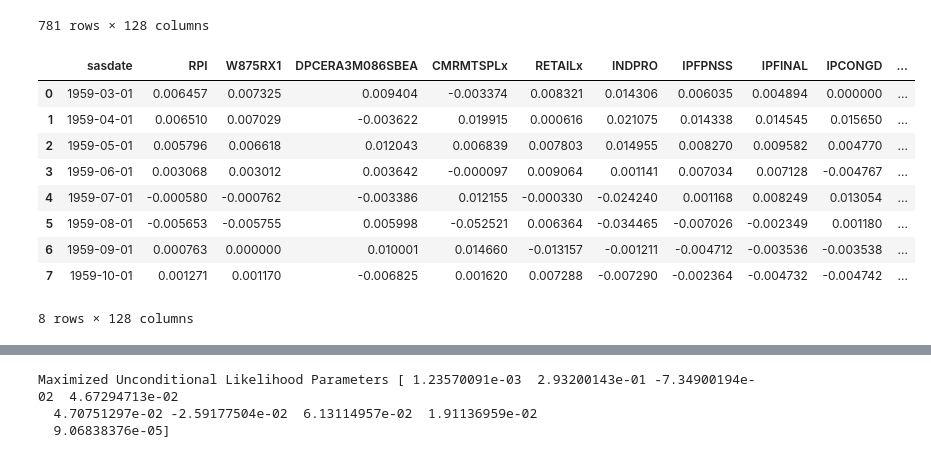
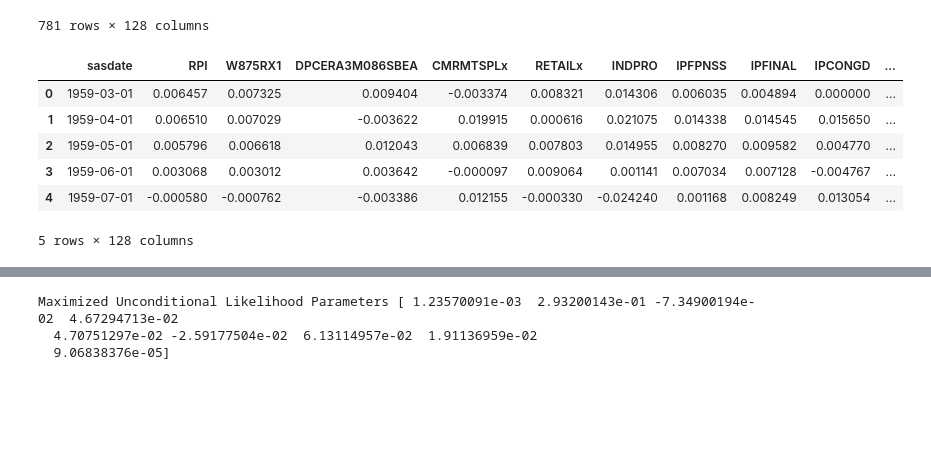
Before and after one commit to uniroma/ar-7-patagonia, a Jupyter notebook: assignment2.ipynb, the cells around one changed output, grey strips where cells are left out. Cells and saved outputs as stored; diff of their text form; code cells hidden in the pictures; blank space fills up the shorter version.

```diff
--- a/assignment2.ipynb
+++ b/assignment2.ipynb
@@ -30,5 +30,7 @@ transformation_codes.columns = ['Series', 'Transformation_Code']
 # %%
-import numpy as np
+# Extract transformation codes
+transformation_codes = df.iloc[0, 1:].to_frame().reset_index()
+transformation_codes.columns = ['Series', 'Transformation_Code']
 
 # Function to apply transformations based on the transformation code
 def apply_transformation(series, code):
@@ -43,35 +45,32 @@ def apply_transformation(series, code):
         return series.diff().diff()
     elif code == 4:
         # Log
         return np.log(series)
     elif code == 5:
         # First difference of log
         return np.log(series).diff()
     elif code == 6:
         # Second difference of log
         return np.log(series).diff().diff()
     elif code == 7:
         # Delta (x_t/x_{t-1} - 1)
         return series.pct_change()
     else:
         raise ValueError("Invalid transformation code")
 
 # Applying the transformations to each column in df_cleaned based on transformation_codes
 for series_name, code in transformation_codes.values:
     df_cleaned[series_name] = apply_transformation(df_cleaned[series_name].astype(float), float(code))
 
 
 df_cleaned = df_cleaned[2:]
 df_cleaned.reset_index(drop=True, inplace=True)
-df_cleaned.head(8)
+df_cleaned.head()
 # %% [output]
 |  | sasdate | RPI | W875RX1 | DPCERA3M086SBEA | CMRMTSPLx | RETAILx | INDPRO | IPFPNSS | IPFINAL | IPCONGD | ... |
 | 0 | 1959-03-01 | 0.006457 | 0.007325 | 0.009404 | -0.003374 | 0.008321 | 0.014306 | 0.006035 | 0.004894 | 0.000000 | ... |
 | 1 | 1959-04-01 | 0.006510 | 0.007029 | -0.003622 | 0.019915 | 0.000616 | 0.021075 | 0.014338 | 0.014545 | 0.015650 | ... |
 | 2 | 1959-05-01 | 0.005796 | 0.006618 | 0.012043 | 0.006839 | 0.007803 | 0.014955 | 0.008270 | 0.009582 | 0.004770 | ... |
 | 3 | 1959-06-01 | 0.003068 | 0.003012 | 0.003642 | -0.000097 | 0.009064 | 0.001141 | 0.007034 | 0.007128 | -0.004767 | ... |
 | 4 | 1959-07-01 | -0.000580 | -0.000762 | -0.003386 | 0.012155 | -0.000330 | -0.024240 | 0.001168 | 0.008249 | 0.013054 | ... |
-| 5 | 1959-08-01 | -0.005653 | -0.005755 | 0.005998 | -0.052521 | 0.006364 | -0.034465 | -0.007026 | -0.002349 | 0.001180 | ... |
-| 6 | 1959-09-01 | 0.000763 | 0.000000 | 0.010001 | 0.014660 | -0.013157 | -0.001211 | -0.004712 | -0.003536 | -0.003538 | ... |
-| 7 | 1959-10-01 | 0.001271 | 0.001170 | -0.006825 | 0.001620 | 0.007288 | -0.007290 | -0.002364 | -0.004732 | -0.004742 | ... |
-8 rows × 128 columns
+5 rows × 128 columns
```
Also changed, not shown: parts of 27 cells of this notebook.
